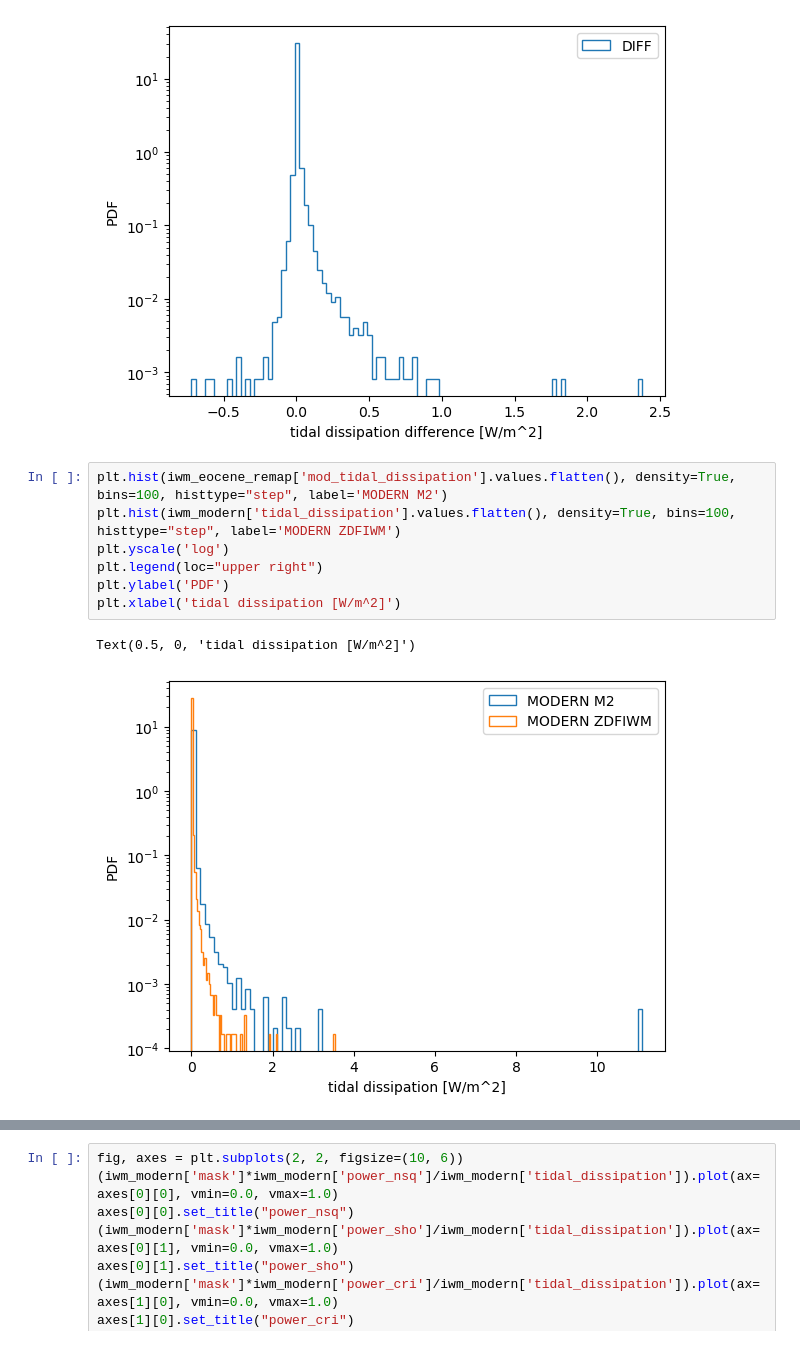
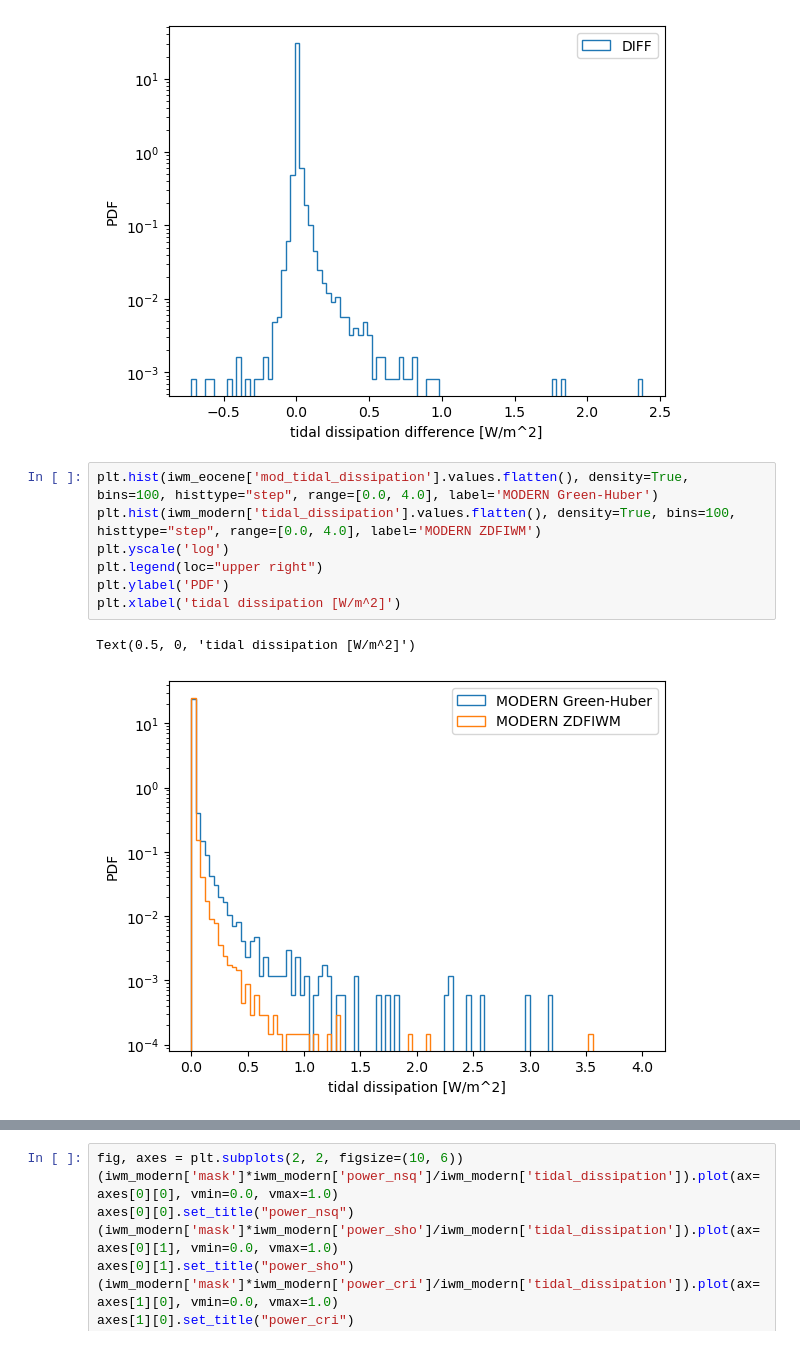
Before and after one commit to asozza/ecearth-quests, a Jupyter notebook: epochal/analysis/iwm-analysis.ipynb, the cells around one changed output, grey strips where cells are left out. Drawn from its saved outputs; the diff is of its cells as text.

```diff
--- a/epochal/analysis/iwm-analysis.ipynb
+++ b/epochal/analysis/iwm-analysis.ipynb
@@ -119,12 +72,12 @@ plt.xlabel('tidal dissipation difference [W/m^2]')
 Text(0.5, 0, 'tidal dissipation difference [W/m^2]')
 [figure]
 # %%
-plt.hist(iwm_eocene_remap['mod_tidal_dissipation'].values.flatten(), density=True, bins=100, histtype="step", label='MODERN M2')
-plt.hist(iwm_modern['tidal_dissipation'].values.flatten(), density=True, bins=100, histtype="step", label='MODERN ZDFIWM')
+plt.hist(iwm_eocene['mod_tidal_dissipation'].values.flatten(), density=True, bins=100, histtype="step", range=[0.0, 4.0], label='MODERN Green-Huber')
+plt.hist(iwm_modern['tidal_dissipation'].values.flatten(), density=True, bins=100, histtype="step", range=[0.0, 4.0], label='MODERN ZDFIWM')
 plt.yscale('log')
 plt.legend(loc="upper right")
 plt.ylabel('PDF')
 plt.xlabel('tidal dissipation [W/m^2]')
 # %% [output]
 Text(0.5, 0, 'tidal dissipation [W/m^2]')
-[figure, old version]
+[figure, new version]
```
Also changed, not shown: parts of 18 cells of this notebook.
